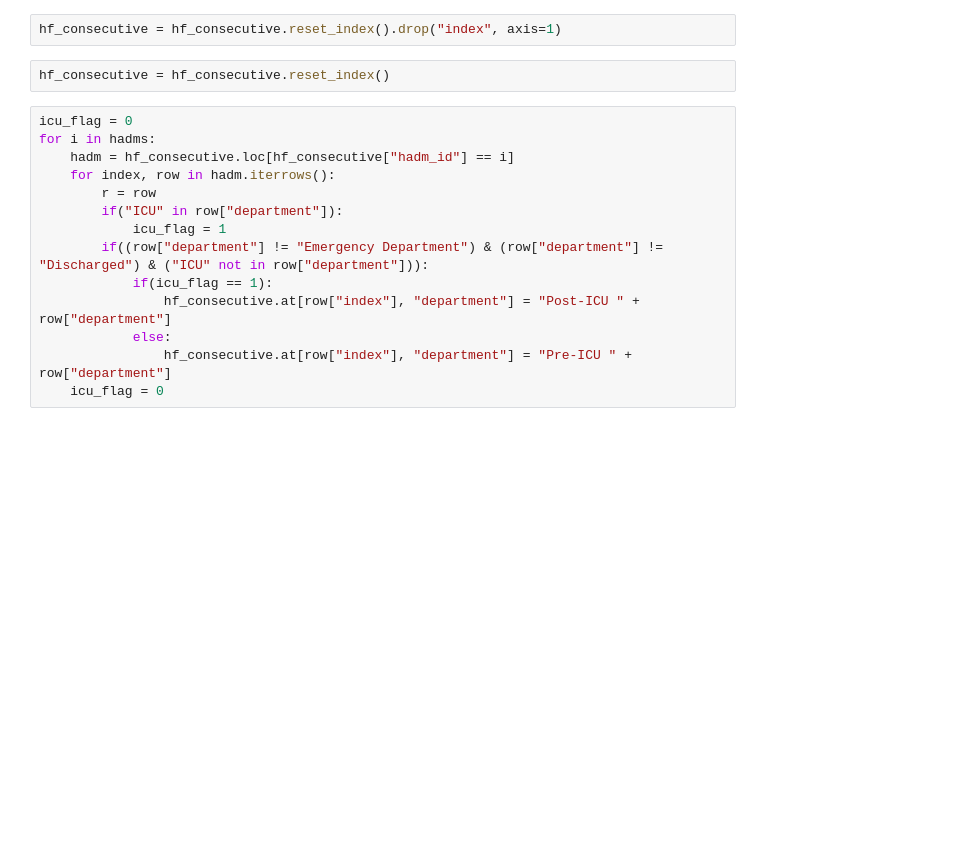
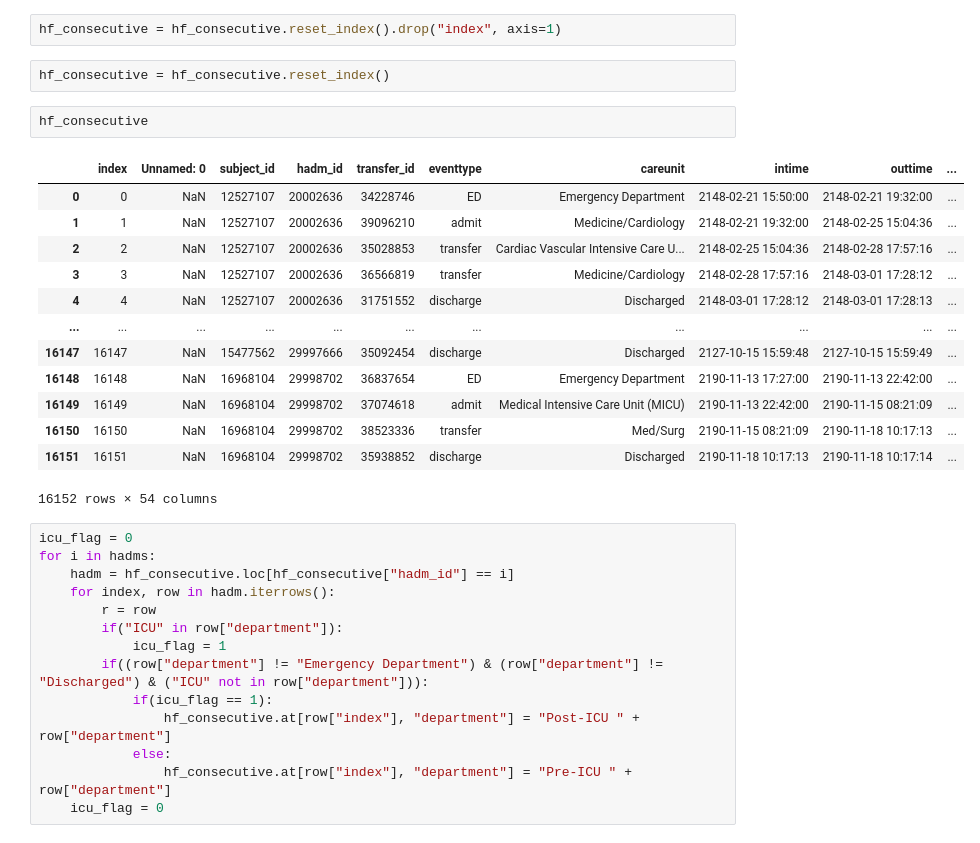
Before and after one commit to jcremerius/Thesis-Data, a Jupyter notebook: Department_Log_Postprocessing.ipynb, the cells around one changed output. Saved outputs shown, nothing was run; the diff lists cells and outputs as text; blank space fills up the shorter version.

```diff
--- a/Department_Log_Postprocessing.ipynb
+++ b/Department_Log_Postprocessing.ipynb
@@ -135,6 +122,22 @@ hadms = hf_consecutive["hadm_id"].unique()
 hf_consecutive = hf_consecutive.reset_index().drop("index", axis=1)
 # %%
 hf_consecutive = hf_consecutive.reset_index()
+# %%
+hf_consecutive
+# %% [output]
+|  | index | Unnamed: 0 | subject_id | hadm_id | transfer_id | eventtype | careunit | intime | outtime | ... |
+| 0 | 0 | NaN | 12527107 | 20002636 | 34228746 | ED | Emergency Department | 2148-02-21 15:50:00 | 2148-02-21 19:32:00 | ... |
+| 1 | 1 | NaN | 12527107 | 20002636 | 39096210 | admit | Medicine/Cardiology | 2148-02-21 19:32:00 | 2148-02-25 15:04:36 | ... |
+| 2 | 2 | NaN | 12527107 | 20002636 | 35028853 | transfer | Cardiac Vascular Intensive Care U... | 2148-02-25 15:04:36 | 2148-02-28 17:57:16 | ... |
+| 3 | 3 | NaN | 12527107 | 20002636 | 36566819 | transfer | Medicine/Cardiology | 2148-02-28 17:57:16 | 2148-03-01 17:28:12 | ... |
+| 4 | 4 | NaN | 12527107 | 20002636 | 31751552 | discharge | Discharged | 2148-03-01 17:28:12 | 2148-03-01 17:28:13 | ... |
+| ... | ... | ... | ... | ... | ... | ... | ... | ... | ... | ... |
+| 16147 | 16147 | NaN | 15477562 | 29997666 | 35092454 | discharge | Discharged | 2127-10-15 15:59:48 | 2127-10-15 15:59:49 | ... |
+| 16148 | 16148 | NaN | 16968104 | 29998702 | 36837654 | ED | Emergency Department | 2190-11-13 17:27:00 | 2190-11-13 22:42:00 | ... |
+| 16149 | 16149 | NaN | 16968104 | 29998702 | 37074618 | admit | Medical Intensive Care Unit (MICU) | 2190-11-13 22:42:00 | 2190-11-15 08:21:09 | ... |
+| 16150 | 16150 | NaN | 16968104 | 29998702 | 38523336 | transfer | Med/Surg | 2190-11-15 08:21:09 | 2190-11-18 10:17:13 | ... |
+| 16151 | 16151 | NaN | 16968104 | 29998702 | 35938852 | discharge | Discharged | 2190-11-18 10:17:13 | 2190-11-18 10:17:14 | ... |
+16152 rows × 54 columns
 # %%
 icu_flag = 0
 for i in hadms:
```
Also changed, not shown: parts of 78 cells of this notebook, 5 other files.
